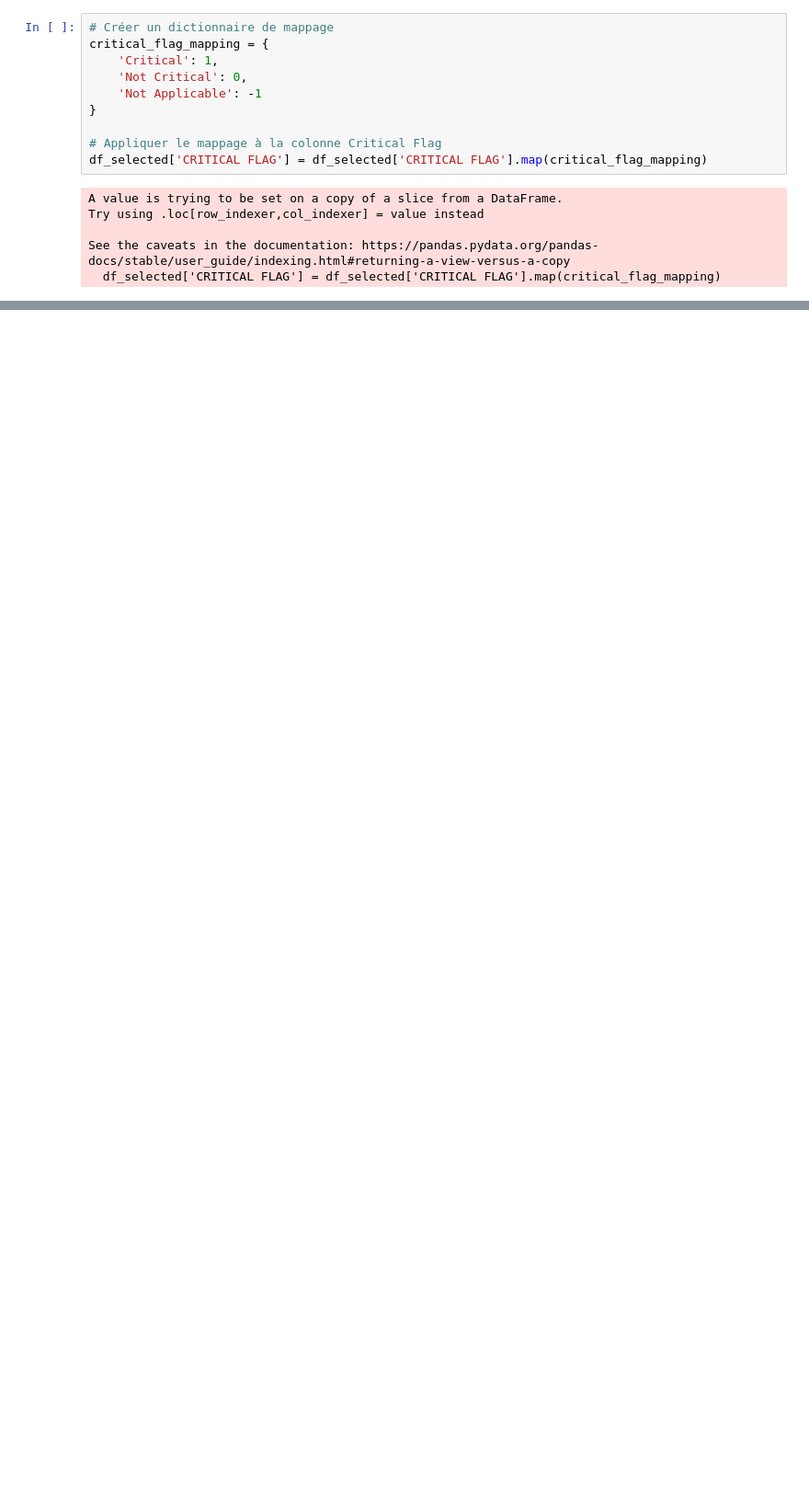
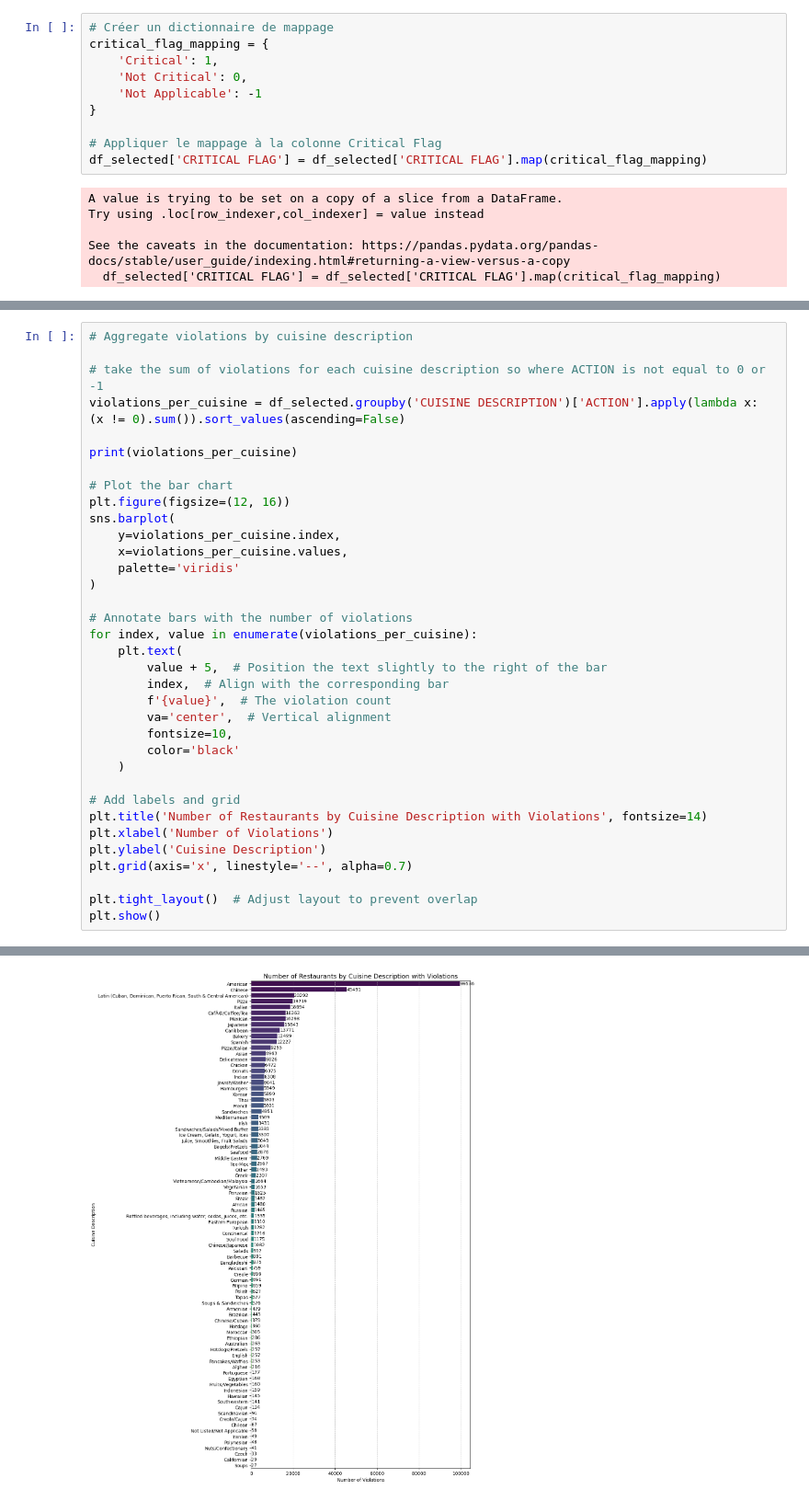
Before and after one commit to Kisat0/PythonIA, a Jupyter notebook: AI-la-Carte.ipynb, the cells around one changed output, grey strips where cells are left out. Shown at 92% size. Saved outputs shown, nothing was run; the diff lists cells and outputs as text; blank space fills up the shorter version.

```diff
--- a/AI-la-Carte.ipynb
+++ b/AI-la-Carte.ipynb
@@ -112,0 +307,36 @@ dtype: object
+# %%
+# Aggregate violations by cuisine description
+
+# take the sum of violations for each cuisine description so where ACTION is not equal to 0 or -1
+violations_per_cuisine = df_selected.groupby('CUISINE DESCRIPTION')['ACTION'].apply(lambda x: (x != 0).sum()).sort_values(ascending=False)
+
+print(violations_per_cuisine)
+
+# Plot the bar chart
+plt.figure(figsize=(12, 16))
+sns.barplot(
+    y=violations_per_cuisine.index,
+    x=violations_per_cuisine.values,
+    palette='viridis'
+)
+
+# Annotate bars with the number of violations
+for index, value in enumerate(violations_per_cuisine):
+    plt.text(
+        value + 5,  # Position the text slightly to the right of the bar
+        index,  # Align with the corresponding bar
+        f'{value}',  # The violation count
+        va='center',  # Vertical alignment
+        fontsize=10,
+        color='black'
+    )
+
+# Add labels and grid
+plt.title('Number of Restaurants by Cuisine Description with Violations', fontsize=14)
+plt.xlabel('Number of Violations')
+plt.ylabel('Cuisine Description')
+plt.grid(axis='x', linestyle='--', alpha=0.7)
+
+plt.tight_layout()  # Adjust layout to prevent overlap
+plt.show()
+# %% [output]
@@ -112,0 +359 @@ dtype: object
+[figure, added]
```
Also changed, not shown: parts of 12 cells of this notebook.
